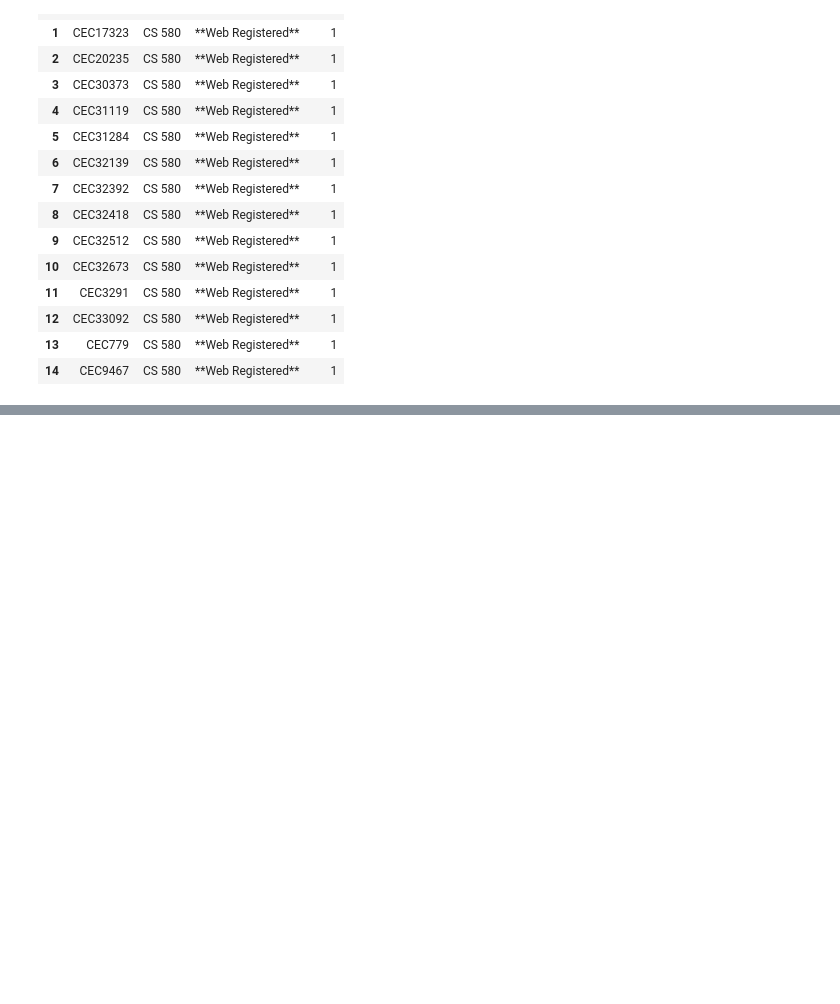
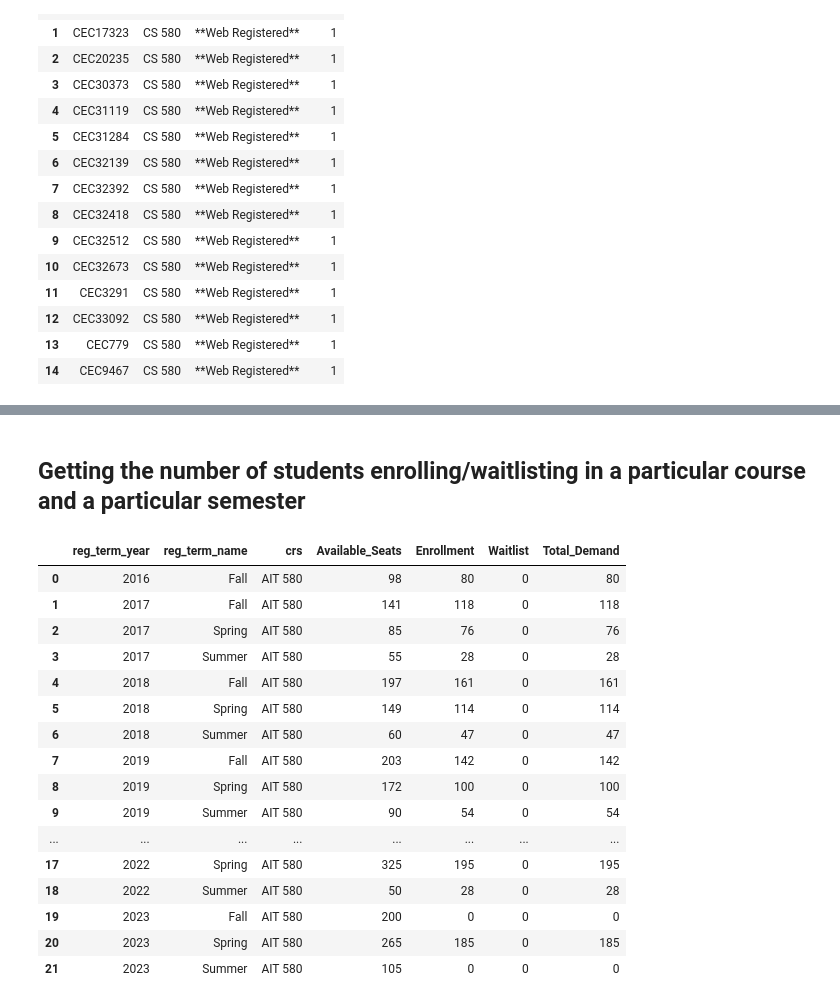
Before and after one commit to GoswamiSagarD/Team-Prophecy, a Jupyter notebook: Code/02_MachineLearning/EDA/EDA_Sagar.ipynb, the cells around one changed output, grey strips where cells are left out. Saved outputs shown, nothing was run; the diff lists cells and outputs as text; code cells hidden in the pictures; blank space fills up the shorter version.

```diff
--- a/Code/02_MachineLearning/EDA/EDA_Sagar.ipynb
+++ b/Code/02_MachineLearning/EDA/EDA_Sagar.ipynb
@@ -78,0 +192,32 @@ db_enrollment.runQuery("""
+# %%
+db_professor = ConnectDB( os.path.join("Data", "02_processed", "professor4EDA.db") )
+# %% [markdown]
+## Getting the number of students enrolling/waitlisting in a particular course and a particular semester
+# %%
+# Using Professor Data
+db_professor.runQuery("""
+    SELECT reg_term_year, reg_term_name, crs, SUM(crs_sect_enroll_avail) + SUM(crs_sect_enroll_count) as Available_Seats,
+    SUM(crs_sect_enroll_count) as Enrollment, SUM(crs_sect_enroll_waitlist) as Waitlist,
+    SUM(crs_sect_enroll_count) + SUM(crs_sect_enroll_waitlist) as Total_Demand
+    FROM professor4EDA
+    GROUP BY reg_term_year, reg_term_name, crs
+    HAVING crs = "AIT 580";
+""")
+# %% [output]
+|  | reg_term_year | reg_term_name | crs | Available_Seats | Enrollment | Waitlist | Total_Demand |
+| 0 | 2016 | Fall | AIT 580 | 98 | 80 | 0 | 80 |
+| 1 | 2017 | Fall | AIT 580 | 141 | 118 | 0 | 118 |
+| 2 | 2017 | Spring | AIT 580 | 85 | 76 | 0 | 76 |
+| 3 | 2017 | Summer | AIT 580 | 55 | 28 | 0 | 28 |
+| 4 | 2018 | Fall | AIT 580 | 197 | 161 | 0 | 161 |
+| 5 | 2018 | Spring | AIT 580 | 149 | 114 | 0 | 114 |
+| 6 | 2018 | Summer | AIT 580 | 60 | 47 | 0 | 47 |
+| 7 | 2019 | Fall | AIT 580 | 203 | 142 | 0 | 142 |
+| 8 | 2019 | Spring | AIT 580 | 172 | 100 | 0 | 100 |
+| 9 | 2019 | Summer | AIT 580 | 90 | 54 | 0 | 54 |
+| ... | ... | ... | ... | ... | ... | ... | ... |
+| 17 | 2022 | Spring | AIT 580 | 325 | 195 | 0 | 195 |
+| 18 | 2022 | Summer | AIT 580 | 50 | 28 | 0 | 28 |
+| 19 | 2023 | Fall | AIT 580 | 200 | 0 | 0 | 0 |
+| 20 | 2023 | Spring | AIT 580 | 265 | 185 | 0 | 185 |
+| 21 | 2023 | Summer | AIT 580 | 105 | 0 | 0 | 0 |
```
Also changed, not shown: parts of 19 cells of this notebook, 2 other files.
